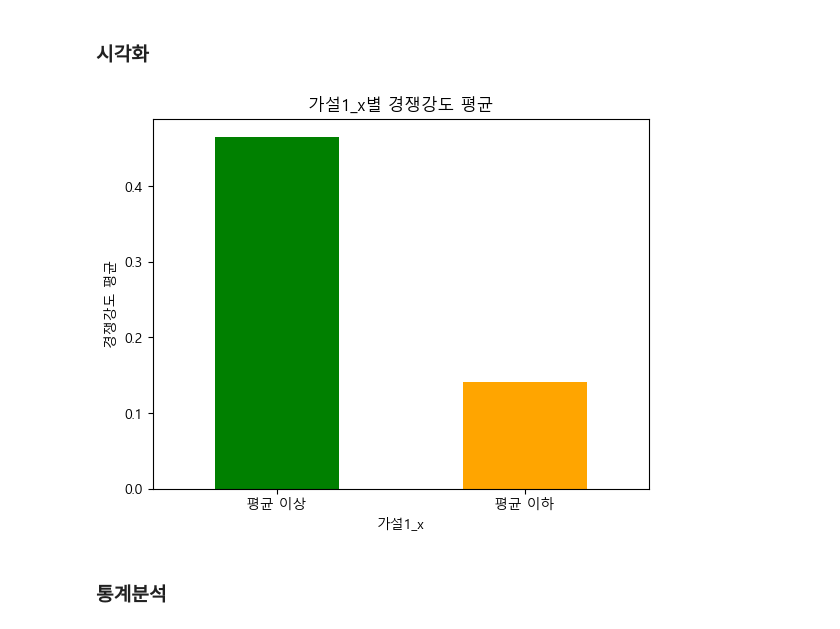
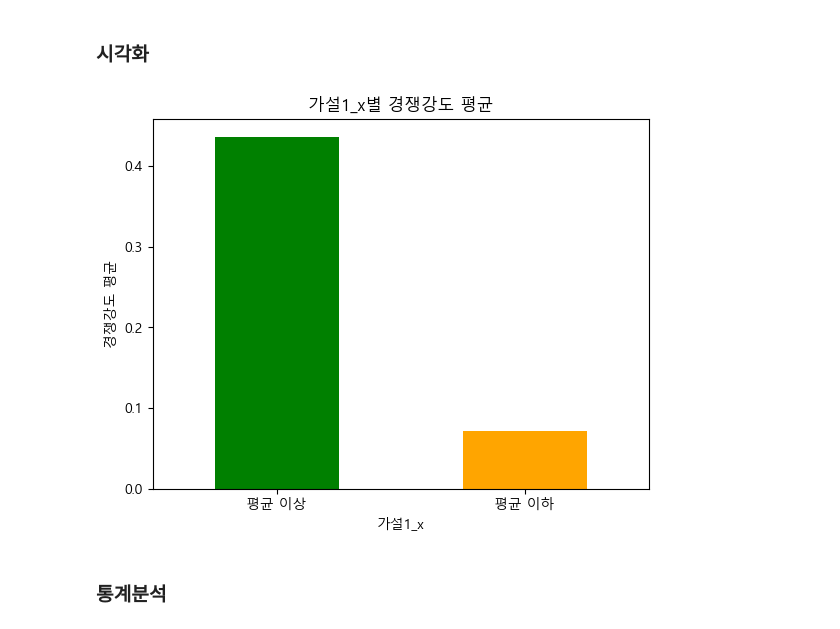
Before and after one commit to medici-bda10-sda/sda.final.project, a Jupyter notebook: 포화도.ipynb, the cells around one changed output. Cells and saved outputs as stored; diff of their text form; code cells hidden in the pictures.

```diff
--- a/포화도.ipynb
+++ b/포화도.ipynb
@@ -146,22 +153,22 @@ data_hypo1
 # %% [markdown]
 ### 시각화
 # %%
-# '상권성장상태' 고유값별로 '총_유동인구_수_증감률' 컬럼의 평균 계산
-average_by_many_state = data_hypo1.groupby('가설1_x')['경쟁강도'].mean()
+# 행정동 평균 점포수 이상, 이하 별로 경쟁강도 평균 계산
+average_by_many_state = data_hypo1.groupby('가설1_x')['경쟁강도'].median()
 
 # 막대그래프 그리기
 average_by_many_state.plot(kind='bar', color=['green', 'orange', 'red'])
 
 # 그래프 제목과 레이블 추가
 plt.title('가설1_x별 경쟁강도 평균')
 plt.xticks(rotation=0)
 plt.xlabel('가설1_x')
 plt.ylabel('경쟁강도 평균')
 
 # 그래프 출력
 plt.show()
 # %% [output]
-[figure, old version]
+[figure, new version]
 # %% [markdown]
 ### 통계분석
 # %%
```
Also changed, not shown: parts of 178 cells of this notebook, 1 other file.
